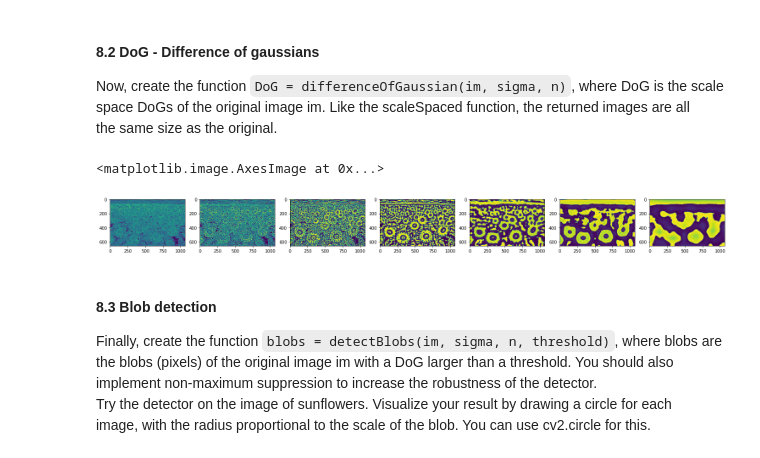
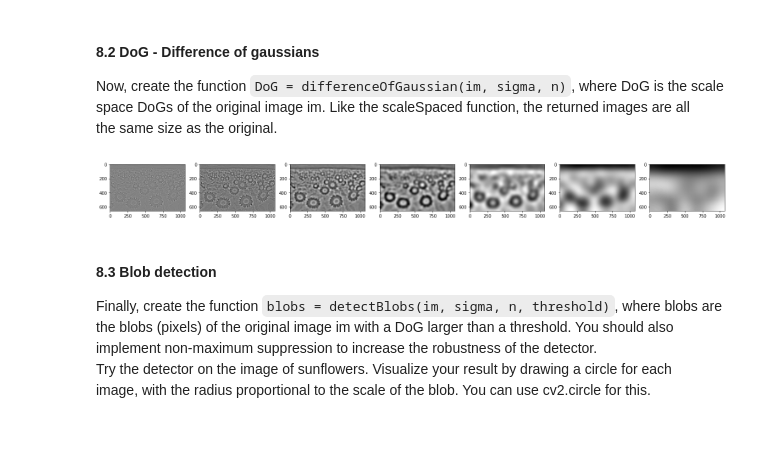
Before and after one commit to henrfj/02504-Computer-Vision, a Jupyter notebook: ex8 Blob detection.ipynb, the cells around one changed output. Drawn from its saved outputs; the diff is of its cells as text; code cells hidden in the pictures.

```diff
--- a/ex8 Blob detection.ipynb
+++ b/ex8 Blob detection.ipynb
@@ -37,16 +37,16 @@ def scaleSpaced(im, sigma, n):
     im_scales = []
     for i in range(n):
         k_size = math.ceil(sigma*(2**i))
-        #k_size = sigma*(2**i)
         if k_size % 2 == 0:
             k_size+=1
         blur = cv2.GaussianBlur(im, ksize=(k_size,k_size),
-                                sigmaX=k_size)
+                                sigmaX=0, #k_size
+                                ) # sigmaX=0 makes it scale with the kernel size.
         im_scales.append(blur.copy())
     return im_scales
 # %% [markdown]
 **NB** But only increase kernel size? If kernel size = 2*sigma, then we have already got like 97% blurr, what more can we get??
 # %%
-im_scales = scaleSpaced(gray, 1, 8)
+im_scales = scaleSpaced(gray, 11, 8)
 # %%
 fig, ax = plt.subplots(nrows=1, ncols=8, figsize=(26,6))
@@ -72,22 +84,18 @@ def differenceOfGaussian(im, sigma, n):
     im_scales = scaleSpaced(im=im, sigma=sigma, n=n)
     DoG = []
     for i in range(1, len(im_scales)):
-        DoG.append(im_scales[i] - im_scales[i-1])
+        # Uint8 would wrap around with negative no. Change to int 32
+        diff = np.subtract(np.int32(im_scales[i]), np.int32(im_scales[i-1]))
+        DoG.append(diff)
     return DoG
 # %%
-DoG = differenceOfGaussian(gray,2, 8)
+DoG = differenceOfGaussian(gray, 11, 8)
 # %%
 fig, ax = plt.subplots(nrows=1, ncols=7, figsize=(26,6))
-ax[0].imshow(DoG[0])
-ax[1].imshow(DoG[1])
-ax[2].imshow(DoG[2])
-ax[3].imshow(DoG[3])
-ax[4].imshow(DoG[4])
-ax[5].imshow(DoG[5])
-ax[6].imshow(DoG[6])
+ax[0].imshow(DoG[0],cmap="gray"), ax[1].imshow(DoG[1],cmap="gray"), ax[2].imshow(DoG[2],cmap="gray"), ax[3].imshow(DoG[3],cmap="gray"), ax[4].imshow(DoG[4],cmap="gray"), ax[5].imshow(DoG[5],cmap="gray"), ax[6].imshow(DoG[6],cmap="gray")
+fig.show()
 # %% [output]
-<matplotlib.image.AxesImage at 0x...>
-[figure, old version]
+[figure, new version]
 # %% [markdown]
 #### 8.3 Blob detection
 
```
Also changed, not shown: parts of 8 cells of this notebook.
